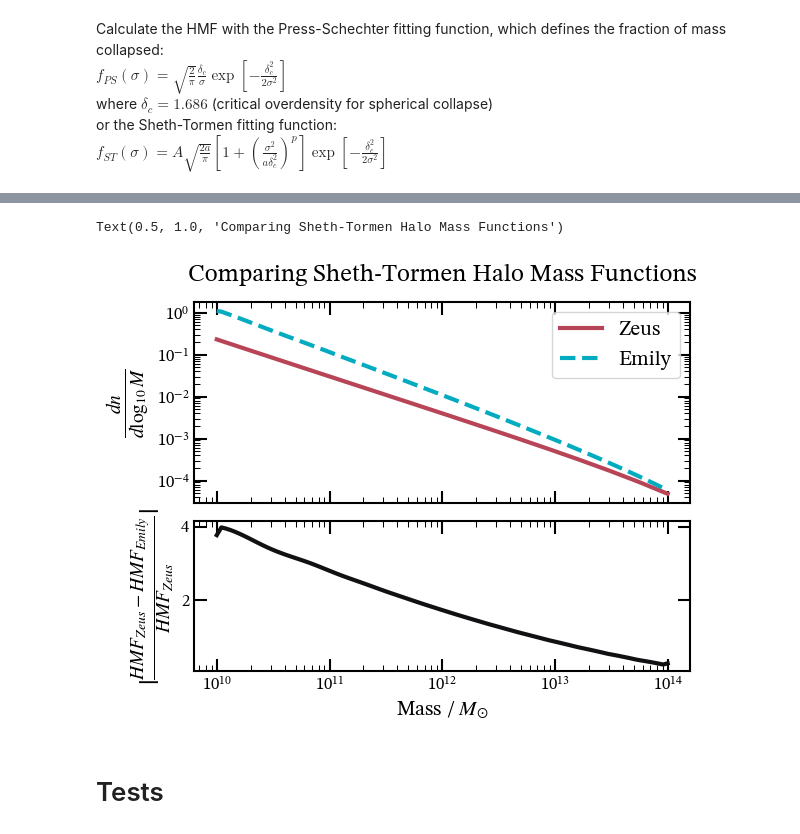
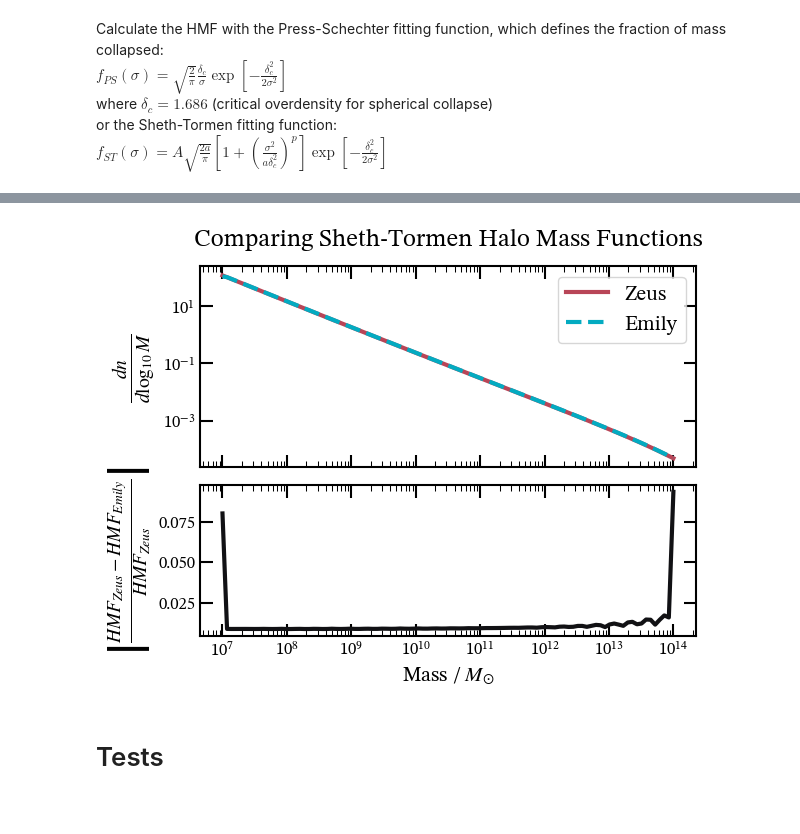
Before and after one commit to ebregou/modeling_stochasticity, a Jupyter notebook: notebooks/hmf.ipynb, the cells around one changed output, grey strips where cells are left out. Cells and saved outputs as stored; diff of their text form; code cells hidden in the pictures.

```diff
--- a/notebooks/hmf.ipynb
+++ b/notebooks/hmf.ipynb
@@ -159,7 +159,9 @@ def percent_diff_plot(x, y0, y1, labels, other_data = None):
     ax[0].plot(x, y0, label = labels[0])
     ax[0].plot(x, y1, label = labels[1], linestyle = '--')
     if other_data is not None:
+        assert len(other_data) > 0, 'other_data must be given as a list or array'
         [ax[0].plot(x, dat, label = lab, linestyle = 'dotted') for (dat, lab) in zip(other_data, labels[2:])]
+
     ax[0].legend()
 
     ax[1].plot(x, percent_diff, color = '#111114')
@@ -212,7 +222,7 @@ def calc_fST(sigma, delta_c = 1.686, A = 0.3222, a = 0.707, p = 0.3):
         sigma [1darray]: mass variance
         (delta_c, A, a, p) [floats]: parameters of the Sheth-Tormen fitting function (see above)
     """
-    return A*np.sqrt(2*a/np.pi)*(1+(sigma**2/(a*delta_c**2)))**p*np.exp(-(a*delta_c**2/(2*sigma**2)))
+    return A*np.sqrt(2*a/np.pi)*(1+(sigma**2/(a*delta_c**2))**p)*(delta_c/sigma)*np.exp(-(a*delta_c**2/(2*sigma**2)))
 # %%
 # Calculate & plot Press-Schechter fitting function
 
@@ -292,7 +301,7 @@ def calc_sigmaM(M_vals, rho_0, Omega_m, k, z = 0):
 # %%
 # Calculate sigma(M)
 rho_0 = calc_rho_0(cosmo)
-M_vals = np.logspace(10, 14, 100)
+M_vals = np.logspace(7, 14, 100)
 sigmaM = calc_sigmaM(M_vals, rho_0, Omega_m, k)
 
 # Calculate sigma(M) with Zeus
@@ -306,6 +315,6 @@ ax[1].set_yscale('linear')
 ax[1].set_ylabel(r'$\frac{|\sigma_{Zeus} - \sigma_{Emily}|}{\sigma_{Zeus}}$', fontsize = 25)
 ax[1].set_xlabel(r'Mass / $M_{\odot}$')
 
-# fig.savefig('/Users/eb35267/Desktop/research/figures/sigma_M_problem.png', bbox_inches='tight')
+#fig.savefig('/Users/eb35267/Desktop/research/figures/sigma_M_comparison.png', bbox_inches='tight')
 # %% [output]
 Text(0.5, 0, 'Mass / $M_{\\odot}$')
@@ -359,25 +365,31 @@ def calc_HMF_ST(M_vals, k, cosmo):
 
     sigmaM= calc_sigmaM(M_vals, rho_0, Omega_m, k)
     fST = calc_fST(sigmaM)
-    sigmaM_deriv = np.abs(np.gradient(sigmaM, M_vals))
+    sigmaM_deriv = np.gradient(sigmaM, M_vals) # This is dsigma/dM
 
-    return rho_0/sigmaM * fST * sigmaM_deriv
+    rho_0M = rho_0 * Omega_m
+
+    return rho_0M/sigmaM * fST * np.abs(sigmaM_deriv) # See notes from January 15th where I show this is the same as the version given in
+                                                     # the book
 # %%
-HMF_ST_eq = calc_HMF_ST(M_vals, k, cosmo)
+HMF_ST_eq = calc_HMF_ST(M_vals, k, cosmo) # This is dn/dlnM
 HMF_ST_Zeus = HMFintclass.HMF_int(M_vals, z=0) * M_vals # HMF from Zeus is given as dn/dM, so we multiply by M to make it dn/dlnM (see notes
                                                         # from January 4th where I prove this)
 
-fig, ax = percent_diff_plot(M_vals, HMF_ST_Zeus*np.log(10), HMF_ST_eq*np.log(10), labels = ['Zeus', 'Emily']) # Convert to dn/dlog10M for
-                                                                                                                # comparison with
-                                                                                                            # Bullock & Boylan-Kolchin, 2017
+
+fig, ax = percent_diff_plot(M_vals, HMF_ST_Zeus*np.log(10), HMF_ST_eq*np.log(10), labels = ['Zeus', 'Emily'])
+                                                                  # Convert to dn/dlog10M for comparison with Bullock & Boylan-Kolchin, 2017
+                                                        # See notes from January 15th where I show why we multiply by ln(10) to achieve this
+
 ax[0].set_ylabel(r'$\frac{dn}{d\log_{10}M}$', fontsize = 20)
-ax[1].set_ylabel(r'$|\frac{HMF_{Zeus} - HMF_{Emily}}{HMF_{Zeus}}|$', fontsize = 20)
+ax[1].set_ylabel(r'$\left|\frac{HMF_{Zeus} - HMF_{Emily}}{HMF_{Zeus}}\right|$', fontsize = 20)
 ax[1].set_yscale('linear')
 ax[1].set_xlabel(r'Mass / $M_{\odot}$')
 ax[0].set_title('Comparing Sheth-Tormen Halo Mass Functions')
+
+fig.savefig('/Users/eb35267/Desktop/research/figures/hmf.png', bbox_inches='tight')
 # %% [output]
-Text(0.5, 1.0, 'Comparing Sheth-Tormen Halo Mass Functions')
-[figure, old version]
+[figure, new version]
 # %% [markdown]
 # Tests
 # %%
```
Also changed, not shown: parts of 13 cells of this notebook.
